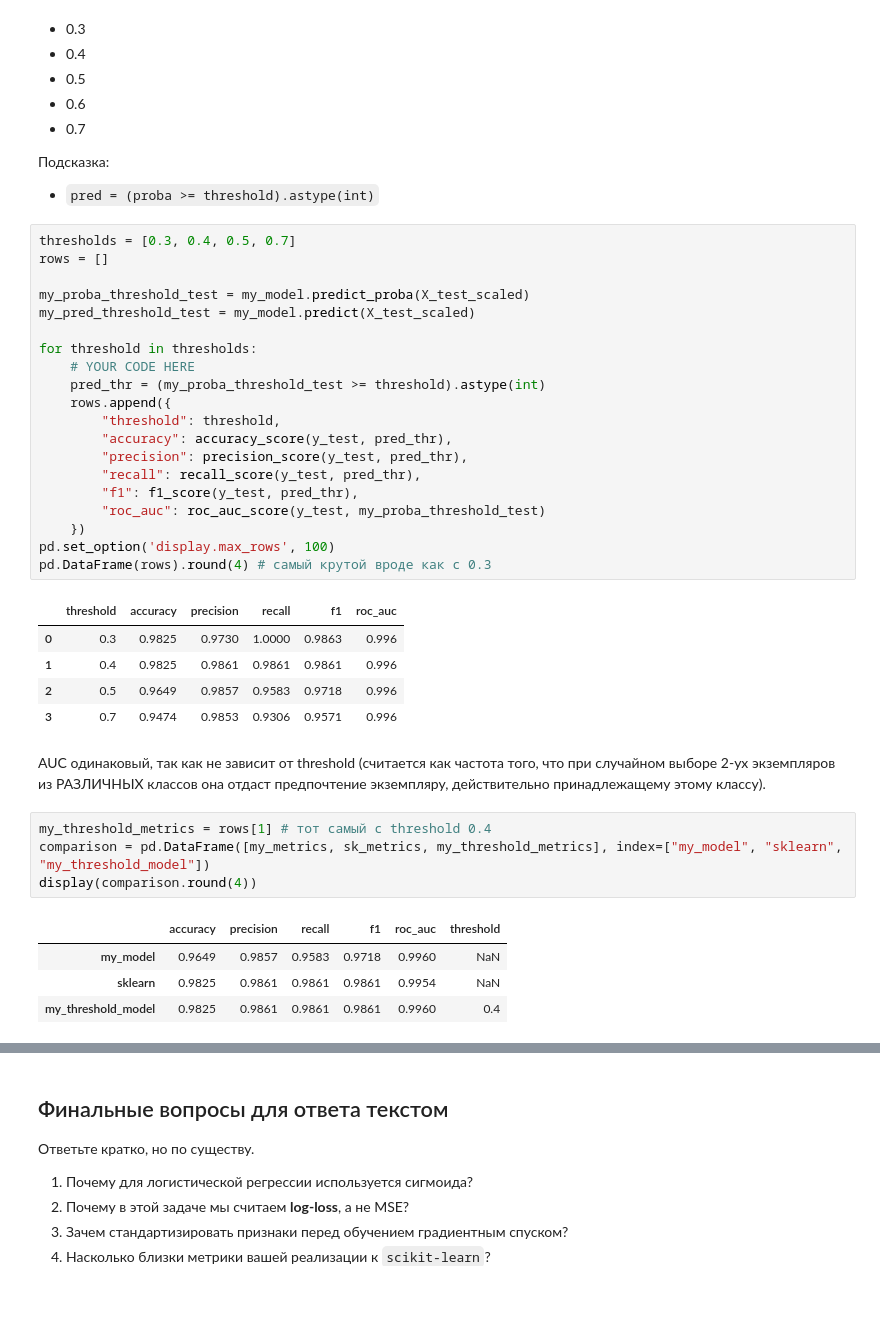
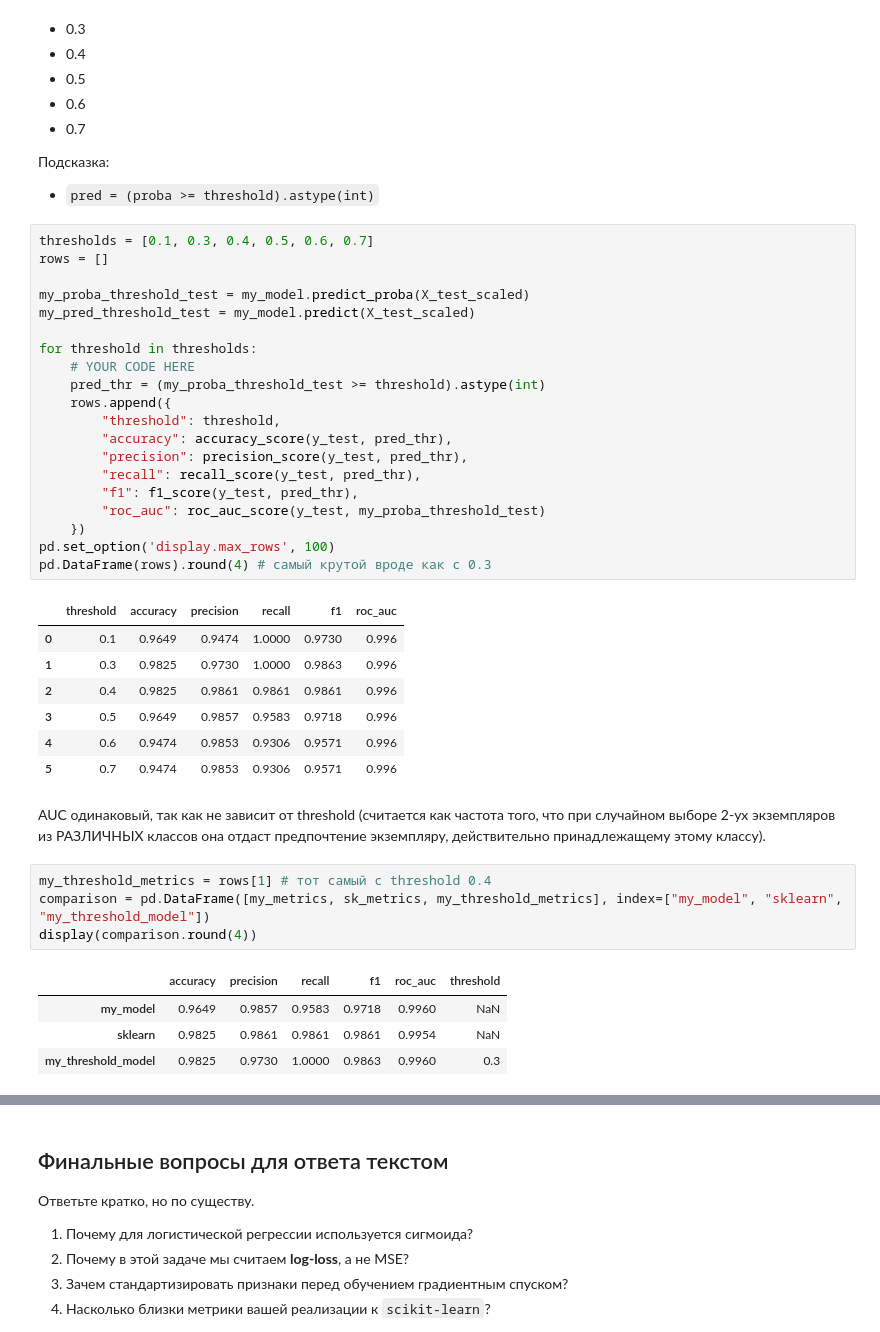
Before and after one commit to topj0bstule/ML_Course, a Jupyter notebook: hw07_/logreg_practice_student.ipynb, the cells around one changed output, grey strips where cells are left out. Cells and saved outputs as stored; diff of their text form; blank space fills up the shorter version.

```diff
--- a/hw07_/logreg_practice_student.ipynb
+++ b/hw07_/logreg_practice_student.ipynb
@@ -485,31 +485,33 @@ display(coef_comparison.sort_values("abs_diff", ascending=False).head(10))
 Подсказка:
 - `pred = (proba >= threshold).astype(int)`
 # %%
-thresholds = [0.3, 0.4, 0.5, 0.7]
+thresholds = [0.1, 0.3, 0.4, 0.5, 0.6, 0.7]
 rows = []
 
 my_proba_threshold_test = my_model.predict_proba(X_test_scaled)
 my_pred_threshold_test = my_model.predict(X_test_scaled)
 
 for threshold in thresholds:
     # YOUR CODE HERE
     pred_thr = (my_proba_threshold_test >= threshold).astype(int)
     rows.append({
         "threshold": threshold,
         "accuracy": accuracy_score(y_test, pred_thr),
         "precision": precision_score(y_test, pred_thr),
         "recall": recall_score(y_test, pred_thr),
         "f1": f1_score(y_test, pred_thr),
         "roc_auc": roc_auc_score(y_test, my_proba_threshold_test)
     })
 pd.set_option('display.max_rows', 100)
 pd.DataFrame(rows).round(4) # самый крутой вроде как с 0.3
 # %% [output]
 |  | threshold | accuracy | precision | recall | f1 | roc_auc |
-| 0 | 0.3 | 0.9825 | 0.9730 | 1.0000 | 0.9863 | 0.996 |
-| 1 | 0.4 | 0.9825 | 0.9861 | 0.9861 | 0.9861 | 0.996 |
-| 2 | 0.5 | 0.9649 | 0.9857 | 0.9583 | 0.9718 | 0.996 |
-| 3 | 0.7 | 0.9474 | 0.9853 | 0.9306 | 0.9571 | 0.996 |
+| 0 | 0.1 | 0.9649 | 0.9474 | 1.0000 | 0.9730 | 0.996 |
+| 1 | 0.3 | 0.9825 | 0.9730 | 1.0000 | 0.9863 | 0.996 |
+| 2 | 0.4 | 0.9825 | 0.9861 | 0.9861 | 0.9861 | 0.996 |
+| 3 | 0.5 | 0.9649 | 0.9857 | 0.9583 | 0.9718 | 0.996 |
+| 4 | 0.6 | 0.9474 | 0.9853 | 0.9306 | 0.9571 | 0.996 |
+| 5 | 0.7 | 0.9474 | 0.9853 | 0.9306 | 0.9571 | 0.996 |
 # %% [markdown]
 AUC одинаковый, так как не зависит от threshold (считается как частота того, что при случайном выборе 2-ух экземпляров из РАЗЛИЧНЫХ классов она отдаст предпочтение экземпляру, действительно принадлежащему этому классу).
 # %%
@@ -520,4 +522,4 @@ display(comparison.round(4))
 |  | accuracy | precision | recall | f1 | roc_auc | threshold |
 | my_model | 0.9649 | 0.9857 | 0.9583 | 0.9718 | 0.9960 | NaN |
 | sklearn | 0.9825 | 0.9861 | 0.9861 | 0.9861 | 0.9954 | NaN |
-| my_threshold_model | 0.9825 | 0.9861 | 0.9861 | 0.9861 | 0.9960 | 0.4 |
+| my_threshold_model | 0.9825 | 0.9730 | 1.0000 | 0.9863 | 0.9960 | 0.3 |
```
Also changed, not shown: parts of 1 cell of this notebook, 2 other files.
